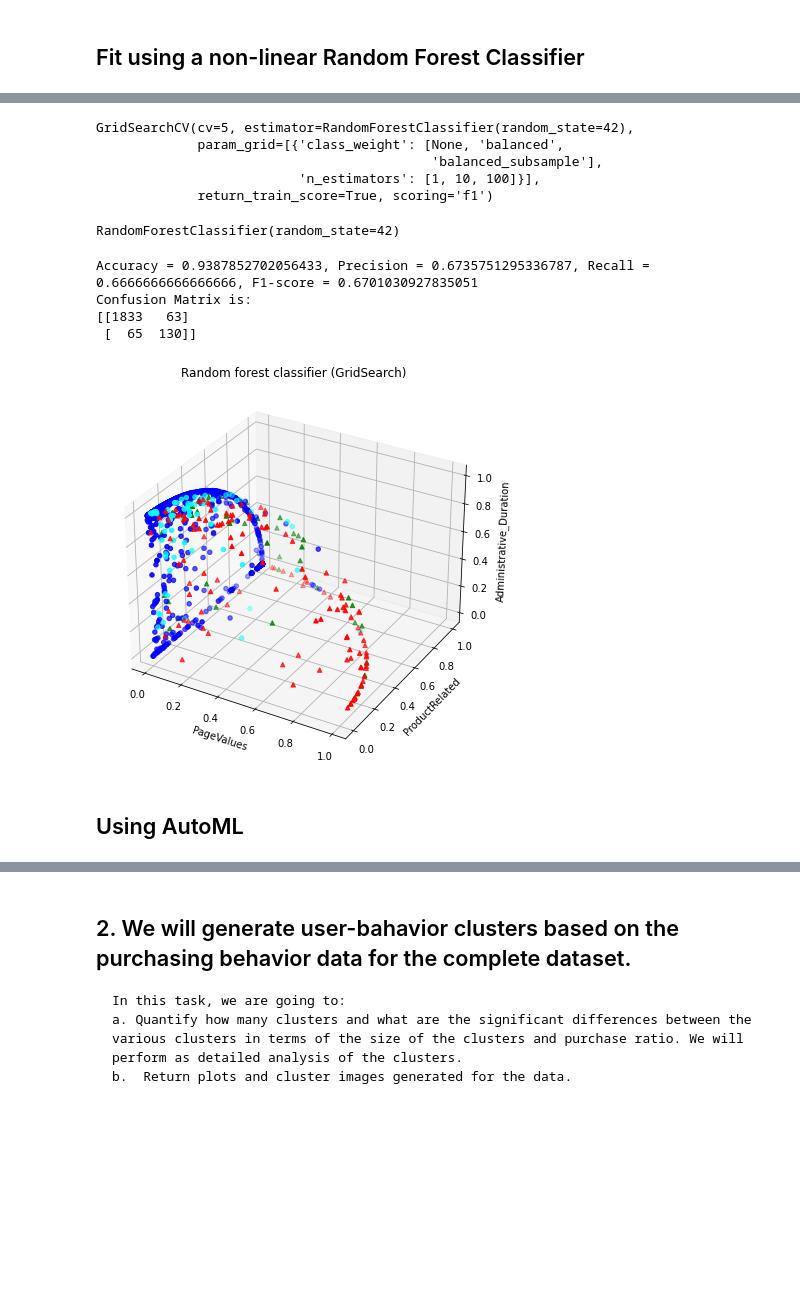
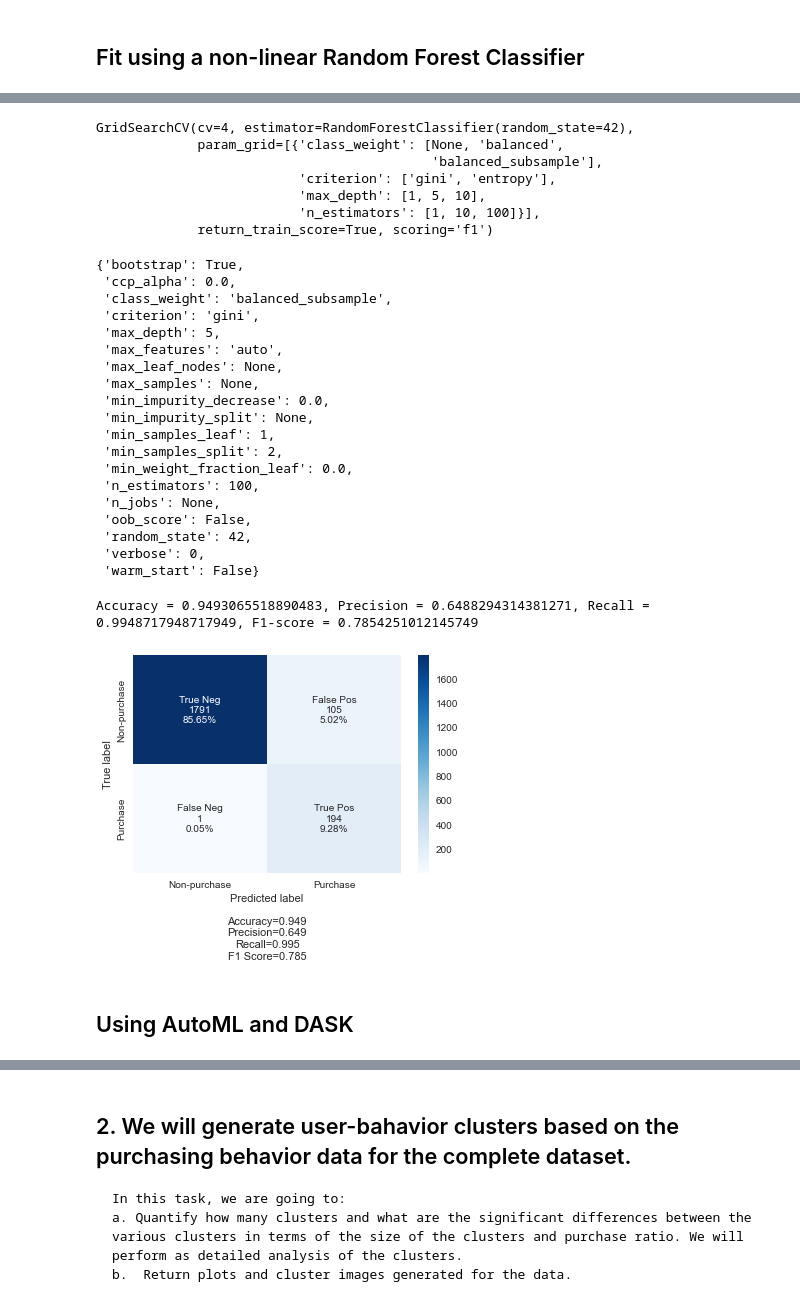
Before and after one commit to adinrh/Online-Shoppers-Purchasing-Intention, a Jupyter notebook: Main_online_shoppers.ipynb, the cells around one changed output, grey strips where cells are left out. Drawn from its saved outputs; the diff is of its cells as text; code cells hidden in the pictures; blank space fills up the shorter version.

```diff
--- a/Main_online_shoppers.ipynb
+++ b/Main_online_shoppers.ipynb
@@ -547,9 +550,14 @@ f1    = f1_score(y_test,svm_predb)
 
 # Print the metrics, display the confusion matrix, and visualize the model
 print(f'Accuracy = {acc}, Precision = {prec}, Recall = {rec}, F1-score = {f1}')
-print('Confusion Matrix is:')
-print(cmlog)
-visualize_scatter_plot(X_test,y_test,svm_predb,'SVM')
+#print('Confusion Matrix is:')
+#print(cmlog)
+
+labels = ['True Neg','False Pos','False Neg','True Pos']
+categories = ['Non-purchase', 'Purchase']
+make_confusion_matrix(cmlog, group_names=labels, categories=categories)
+
+#visualize_scatter_plot(X_test,y_test,svm_predb,'SVM')
 # %% [output]
 (2091,)
 (2091,)
@@ -567,7 +572,7 @@ param_grid = [
               {"C":[0.1, 1, 10, 100], "tol":[0.01, 1e-3, 1e-4, 1e-5]},
               {"dual":[False], "C":[0.1, 1, 10, 100], "tol":[0.01, 1e-3, 1e-4, 1e-5]}
 ]
-linsvc_clf = LinearSVC(random_state=42)
+linsvc_clf = LinearSVC(class_weight='balanced', random_state=42)
 
 grid_search_linsvc = GridSearchCV(linsvc_clf, param_grid, cv=5, scoring="f1", return_train_score=True)
 grid_search_linsvc.fit(X_train, y_train)
@@ -632,45 +641,67 @@ Confusion Matrix is:
 from sklearn.ensemble import RandomForestClassifier
 
 param_grid = [
-              {"n_estimators":[1, 10, 100], "class_weight":[None, "balanced", "balanced_subsample"]}
+              {"n_estimators":[1, 10, 100], "criterion":["gini", "entropy"],
+               "class_weight":[None, "balanced", "balanced_subsample"],
+              "max_depth":[1, 5, 10]}
 ]
 
 rfc_clf = RandomForestClassifier(random_state=42)
-grid_search_rfc = GridSearchCV(rfc_clf, param_grid, cv=5, scoring="f1", return_train_score=True)
+grid_search_rfc = GridSearchCV(rfc_clf, param_grid, cv=4, scoring="f1", return_train_score=True)
 grid_search_rfc.fit(X_train, y_train)
 # %% [output]
-GridSearchCV(cv=5, estimator=RandomForestClassifier(random_state=42),
+GridSearchCV(cv=4, estimator=RandomForestClassifier(random_state=42),
              param_grid=[{'class_weight': [None, 'balanced',
                                            'balanced_subsample'],
+                          'criterion': ['gini', 'entropy'],
+                          'max_depth': [1, 5, 10],
                           'n_estimators': [1, 10, 100]}],
              return_train_score=True, scoring='f1')
 # %%
-grid_search_rfc.best_estimator_
+grid_search_rfc.best_estimator_.get_params()
 # %% [output]
-RandomForestClassifier(random_state=42)
+{'bootstrap': True,
+ 'ccp_alpha': 0.0,
+ 'class_weight': 'balanced_subsample',
+ 'criterion': 'gini',
+ 'max_depth': 5,
+ 'max_features': 'auto',
+ 'max_leaf_nodes': None,
+ 'max_samples': None,
+ 'min_impurity_decrease': 0.0,
+ 'min_impurity_split': None,
+ 'min_samples_leaf': 1,
+ 'min_samples_split': 2,
+ 'min_weight_fraction_leaf': 0.0,
+ 'n_estimators': 100,
+ 'n_jobs': None,
+ 'oob_score': False,
+ 'random_state': 42,
+ 'verbose': 0,
+ 'warm_start': False}
 # %%
 rfc_best = grid_search_rfc.best_estimator_
 rfc_pred = rfc_best.predict(X_test)
 # Compute the confusion matrix and evaluation metrics
 cm   = confusion_matrix(y_test,rfc_pred)
 acc   = accuracy(y_test,rfc_pred)
 rec   = recall(y_test,rfc_pred)
 prec  = precision(y_test,rfc_pred)
 f1    = f1_score(y_test,rfc_pred)
 
 # Print the metrics, display the confusion matrix, and visualize the model
 print(f'Accuracy = {acc}, Precision = {prec}, Recall = {rec}, F1-score = {f1}')
-print('Confusion Matrix is:')
-print(cm)
-visualize_scatter_plot(X_test, y_test, rfc_pred, 'Random forest classifier (GridSearch)')
+#print('Confusion Matrix is:')
+#print(cm)
+
+make_confusion_matrix(cm, group_names=labels, categories=categories)
+
+#visualize_scatter_plot(X_test, y_test, rfc_pred, 'Random forest classifier (GridSearch)')
 # %% [output]
-Accuracy = 0.9387852702056433, Precision = 0.6735751295336787, Recall = 0.6666666666666666, F1-score = 0.6701030927835051
-Confusion Matrix is:
-[[1833   63]
- [  65  130]]
+Accuracy = 0.9493065518890483, Precision = 0.6488294314381271, Recall = 0.9948717948717949, F1-score = 0.7854251012145749
-[figure, old version]
+[figure, new version]
 # %% [markdown]
-## Using AutoML
+## Using AutoML and DASK
 # %%
 !pip install tpot
 # %% [output]
```
Also changed, not shown: parts of 26 cells of this notebook, 42 other files.
